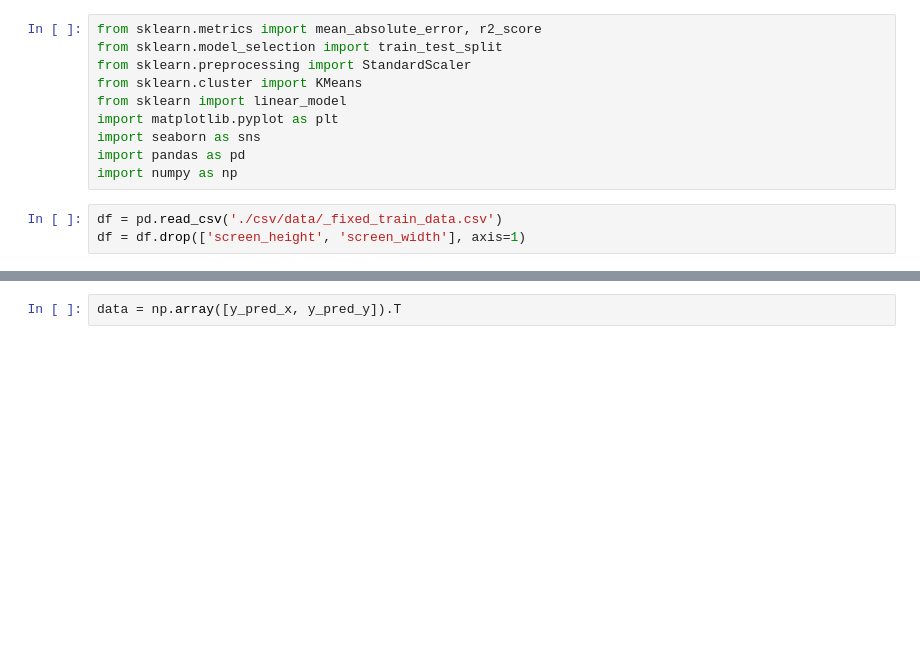
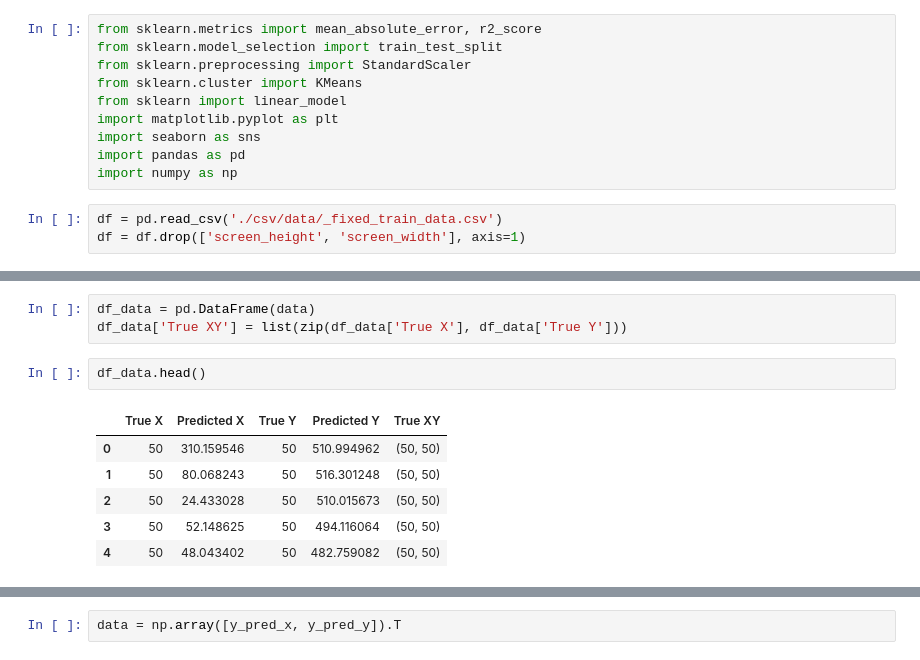
Before and after one commit to ruxailab/web-eye-tracker, a Jupyter notebook: app/services/calib_validation/test.ipynb, the cells around one changed output, grey strips where cells are left out. Saved outputs shown, nothing was run; the diff lists cells and outputs as text; blank space fills up the shorter version.

```diff
--- a/app/services/calib_validation/test.ipynb
+++ b/app/services/calib_validation/test.ipynb
@@ -124,0 +158,12 @@ plt.show()
+# %%
+df_data = pd.DataFrame(data)
+df_data['True XY'] = list(zip(df_data['True X'], df_data['True Y']))
+# %%
+df_data.head()
+# %% [output]
+|  | True X | Predicted X | True Y | Predicted Y | True XY |
+| 0 | 50 | 310.159546 | 50 | 510.994962 | (50, 50) |
+| 1 | 50 | 80.068243 | 50 | 516.301248 | (50, 50) |
+| 2 | 50 | 24.433028 | 50 | 510.015673 | (50, 50) |
+| 3 | 50 | 52.148625 | 50 | 494.116064 | (50, 50) |
+| 4 | 50 | 48.043402 | 50 | 482.759082 | (50, 50) |
```
Also changed, not shown: parts of 32 cells of this notebook, 2 other files.
